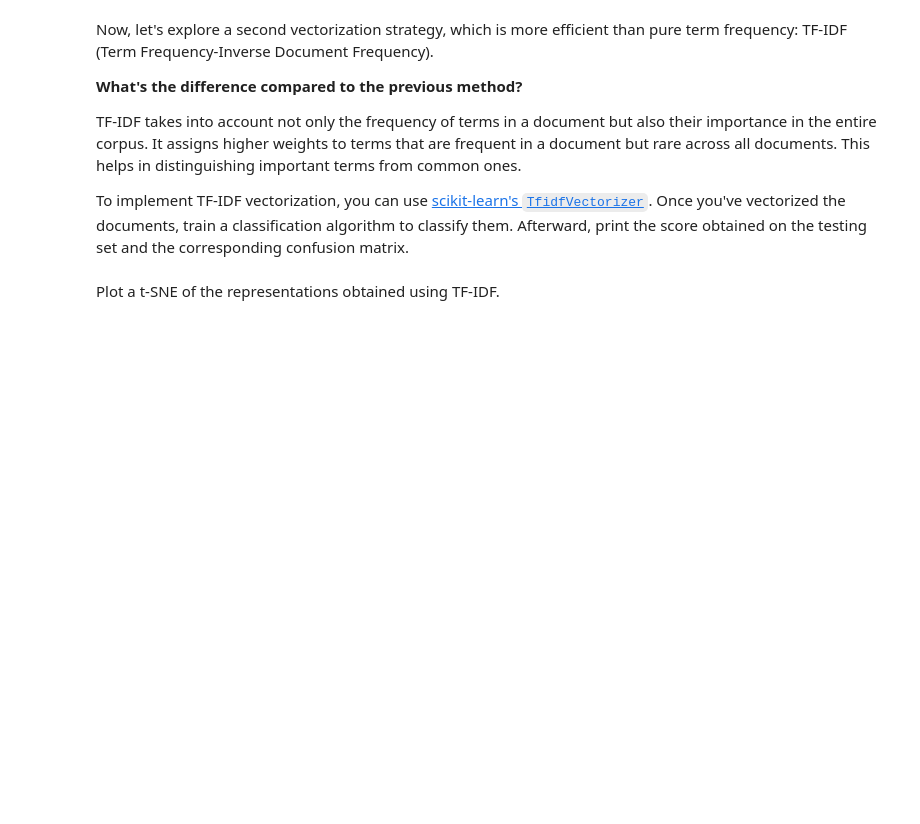
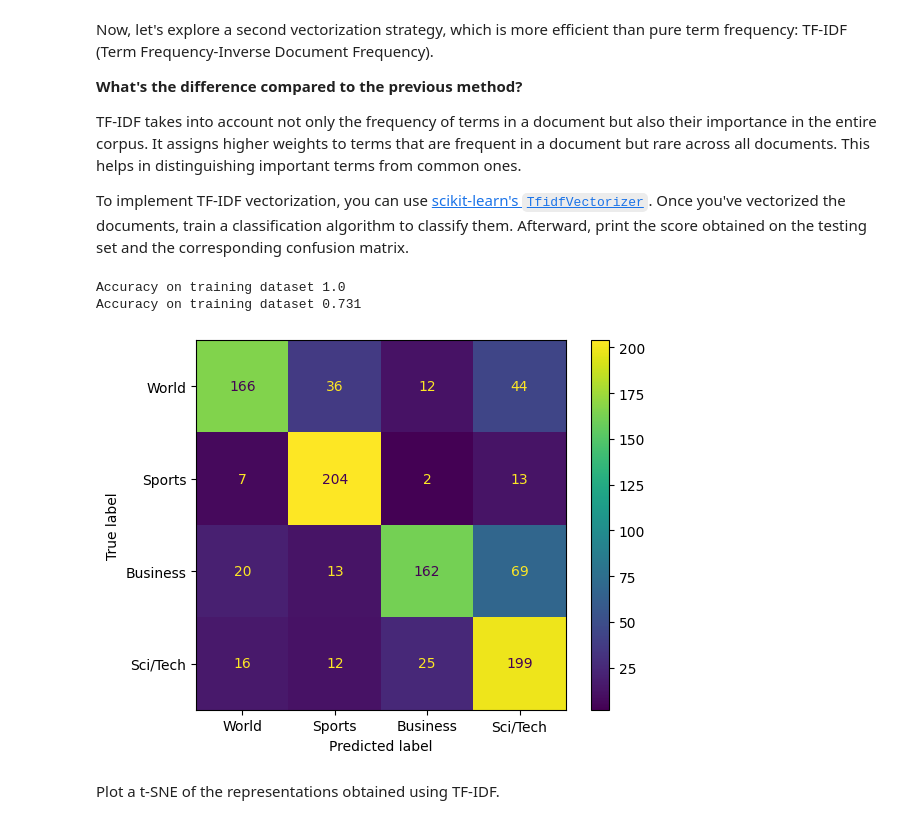
Before and after one commit to Cirrusfloccus31/AIF, a Jupyter notebook: nlp/AIF_nlp.ipynb, the cells around one changed output. Cells and saved outputs as stored; diff of their text form; code cells hidden in the pictures; blank space fills up the shorter version.

```diff
--- a/nlp/AIF_nlp.ipynb
+++ b/nlp/AIF_nlp.ipynb
@@ -225,2 +229,25 @@ from sklearn.feature_extraction.text import TfidfVectorizer
+# %%
+from sklearn.feature_extraction.text import TfidfVectorizer
+vectorizer = TfidfVectorizer()
+train_count_matrix = vectorizer.fit_transform(traindf.text.values).toarray()
+
+rf = RandomForestClassifier()
+X_train = train_count_matrix
+y_train = traindf["label"].tolist()
+rf.fit(X_train, y_train)
+print("Accuracy on training dataset", rf.score(X_train, y_train))
+test_count_matrix = vectorizer.transform(testdf.text)
+X_test = test_count_matrix
+y_test = testdf["label"].tolist()
+print("Accuracy on training dataset", rf.score(X_test, y_test))
+predictions = rf.predict(X_test)
+cm = confusion_matrix(y_test, predictions, labels=rf.classes_)
+disp = ConfusionMatrixDisplay(confusion_matrix=cm, display_labels=label_to_name)
+disp.plot()
+plt.show()
+# %% [output]
+Accuracy on training dataset 1.0
+Accuracy on training dataset 0.731
+[figure, added]
 # %% [markdown]
 Plot a t-SNE of the representations obtained using TF-IDF.
```
Also changed, not shown: parts of 20 cells of this notebook.
